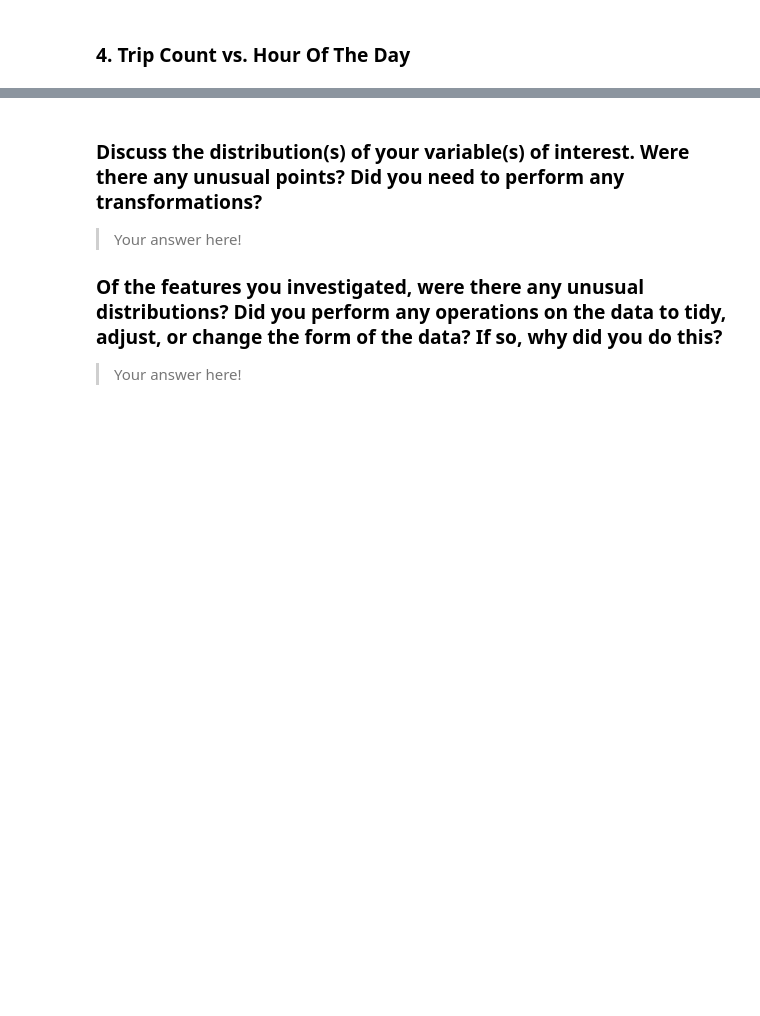
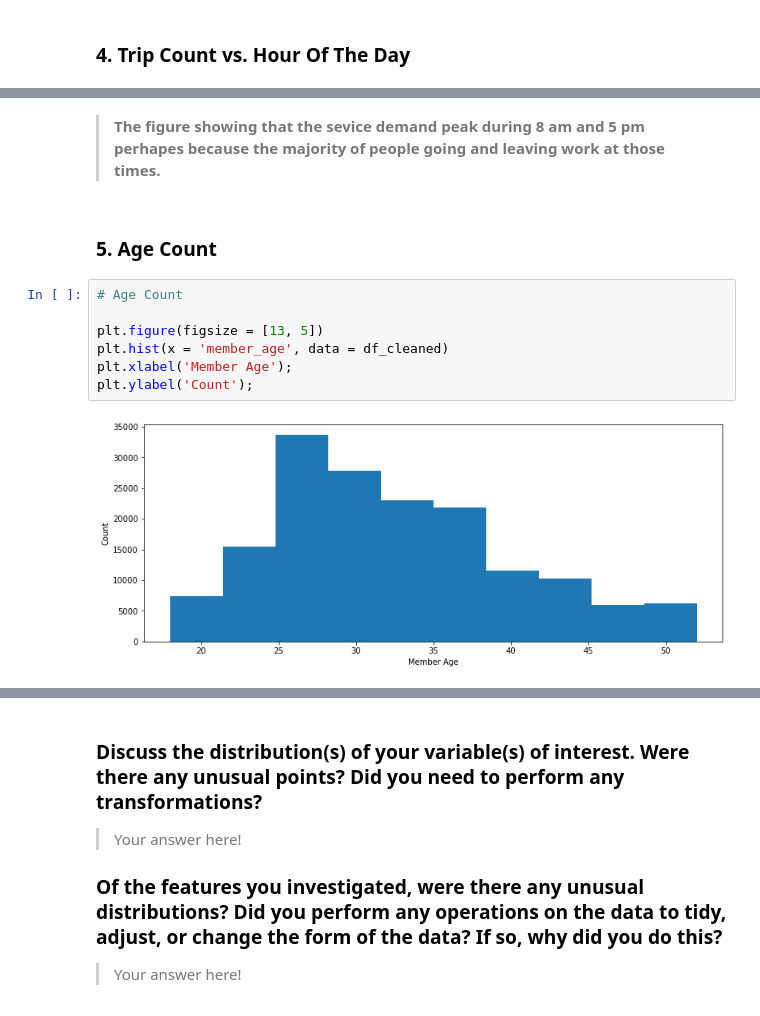
Before and after one commit to KarimEl-Dweky/Communicate-Data-Findings-Ford-Go-Bike, a Jupyter notebook: exploration.ipynb, the cells around one changed output, grey strips where cells are left out. Drawn from its saved outputs; the diff is of its cells as text; blank space fills up the shorter version.

```diff
--- a/exploration.ipynb
+++ b/exploration.ipynb
@@ -579,0 +582,13 @@ plt.suptitle('Trip Count vs. Hour Of The Day', fontsize=18);
+# %% [markdown]
+> **The figure showing that the sevice demand peak during 8 am and 5 pm perhapes because the majority of people going and leaving work at those times.**
+# %% [markdown]
+### 5. Age Count
+# %%
+# Age Count
+
+plt.figure(figsize = [13, 5])
+plt.hist(x = 'member_age', data = df_cleaned)
+plt.xlabel('Member Age');
+plt.ylabel('Count');
+# %% [output]
+[figure, added]
```
Also changed, not shown: parts of 8 cells of this notebook.
